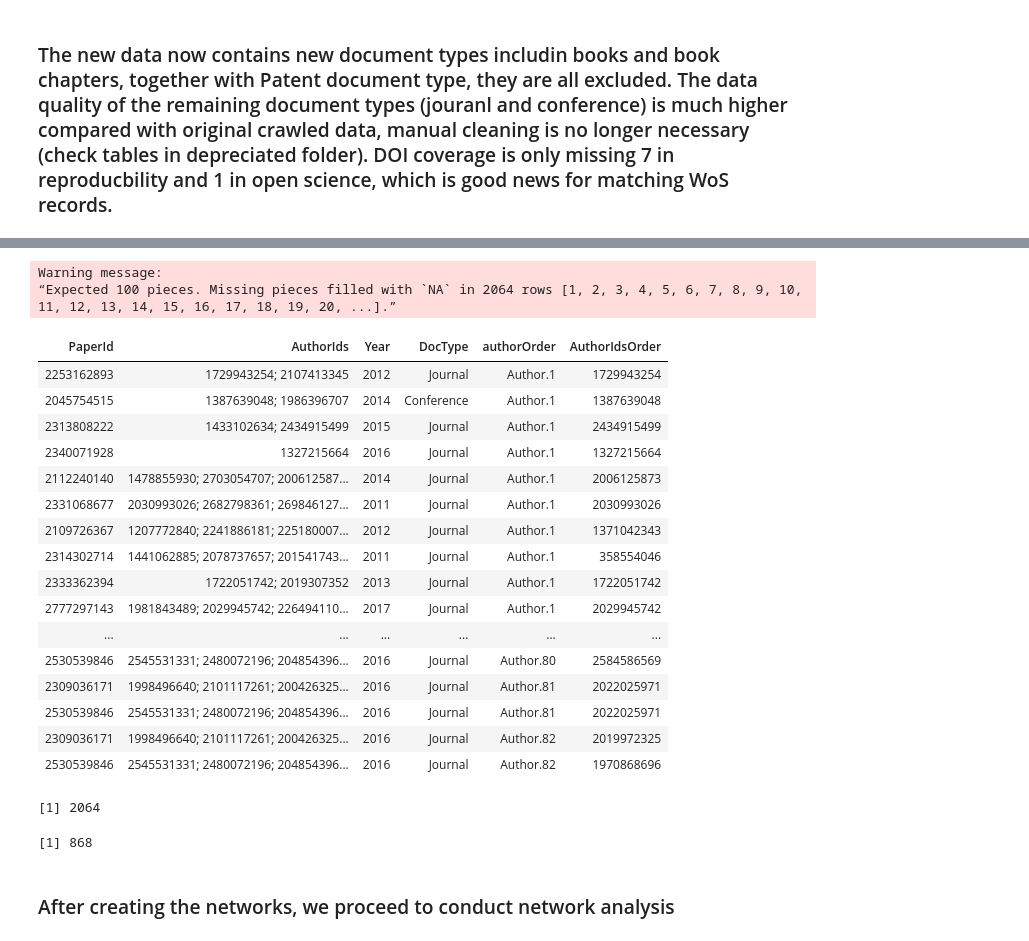
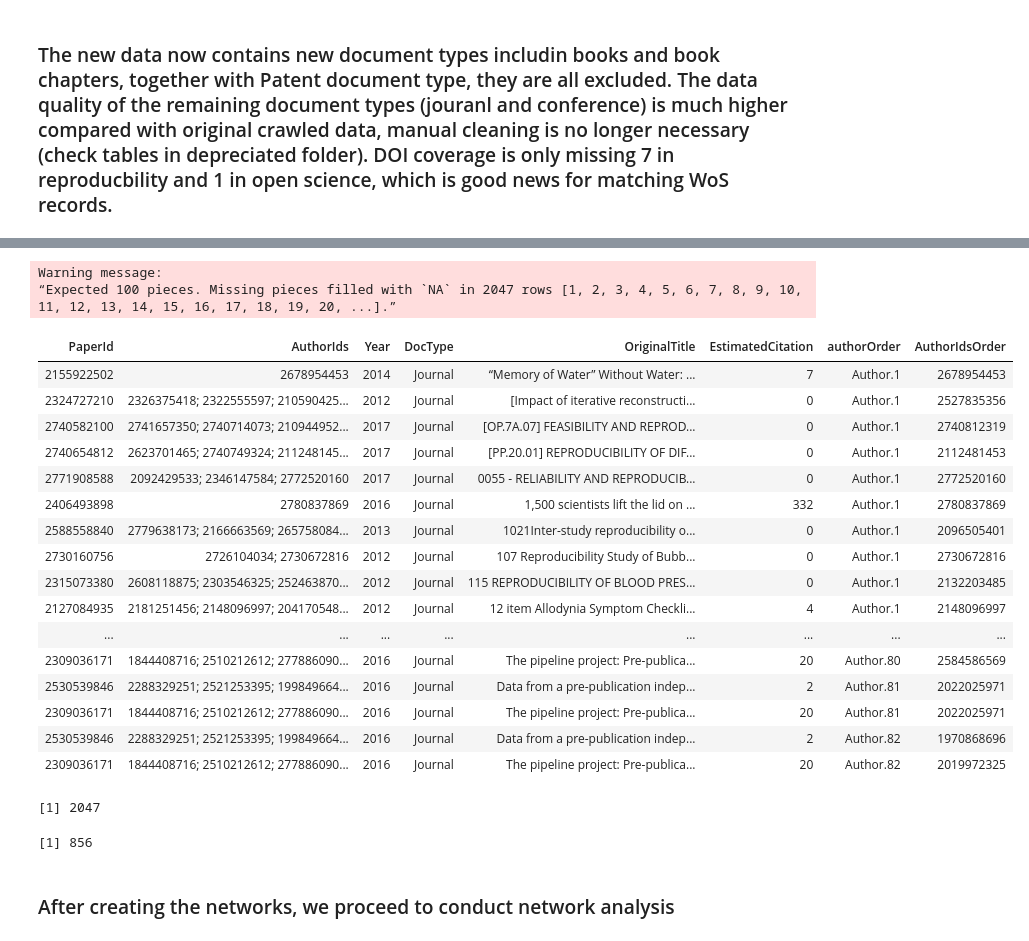
Before and after one commit to everyxs/openScience, a Jupyter notebook: code-data/dataTransformation.ipynb, the cells around one changed output, grey strips where cells are left out. Cells and saved outputs as stored; diff of their text form; code cells hidden in the pictures.

Commit message:
Duplicate removed and tables updated

```diff
--- a/code-data/dataTransformation.ipynb
+++ b/code-data/dataTransformation.ipynb
@@ -32,7 +32,7 @@ The following object is masked from ‘package:base’:
 
     union
 # %%
-block = read_tsv("Open.csv", col_names = TRUE, quote = "\"")
+block = read_csv("Open.csv", col_names = TRUE, quote = "\"")
 myvars <- c("Year")
 data <- block[myvars]
 counts <- table(data)
@@ -45,7 +45,7 @@ xx <- barplot(counts, xaxt = 'n', width = 0.85, ylim = ylim,
 text(x = xx, y = counts, label = counts, srt=90,  pos = 3, cex = 0.4, col = "red")
 axis(1, at=xx, labels=attributes(counts)$dimnames$data, tick=FALSE, line=-0.5, cex.axis=0.4)
 
-block2 = read_tsv("Reproduce.csv", col_names = TRUE, quote = "\"")
+block2 = read_csv("Reproduce.csv", col_names = TRUE, quote = "\"")
 myvars <- c("Year")
 data <- block[myvars]
 counts <- table(data)
@@ -145,35 +157,47 @@ m1
 # %%
-myvars <- c("PaperId", "AuthorIds", "AuthorIdsOrder", "Year", "DocType")
+myvars <- c("PaperId", "AuthorIds", "AuthorIdsOrder", "Year", "DocType", "OriginalTitle", "EstimatedCitation")
 data2 <- block2[myvars]
 data2 <- data2[data2$Year >=2010 & data2$Year <=2017,]
 data2 <- data2[!is.na(data2$DocType),]
 data2 <- data2[data2$DocType!="Book",]
 data2 <- data2[data2$DocType!="BookChapter",]
 data2 <- data2[data2$DocType!="Patent",]
+
+data2 <- arrange(data2, tolower(as.character(OriginalTitle)), EstimatedCitation, Year, DocType) #put most cited, last the version of each paper that is published later, have more authors and are journal articles (will retain these)
+titles <- tolower(as.character(data2$OriginalTitle))
+duplicated1 <- which(duplicated(titles)) #
+duplicated2 <- which(duplicated(titles, fromLast=TRUE)) #remove these (keep the last appearing one of each set of duplicates)
+duplicated_all <- sort(unique(c(duplicated1,duplicated2)))
+duplicated_keep <- setdiff(duplicated_all, duplicated2)
+data2_duplicated <- data2[duplicated_all,]
+data2_duplicated_keep <- data2[duplicated_keep,]
+#write.csv(data2[duplicated2,], 'duplicated_remove1.csv', row.names=FALSE)
+data2 <- data2[-(duplicated2),]
+
 AuthorTable2 <- data2 %>% separate(AuthorIdsOrder, into = sprintf('%s.%s', rep('Author',100), rep(1:100)), sep = "; ") #max author has exceeded 90
 AuthorTable2 <- AuthorTable2 %>% gather(authorOrder, AuthorIdsOrder, into = sprintf('%s.%s', rep('Author',100), rep(1:100)))
 AuthorTable2 <- AuthorTable2[!is.na(AuthorTable2$AuthorIdsOrder), ]
 AuthorTable2
 # %% [output]
 Warning message:
-“Expected 100 pieces. Missing pieces filled with `NA` in 2064 rows [1, 2, 3, 4, 5, 6, 7, 8, 9, 10, 11, 12, 13, 14, 15, 16, 17, 18, 19, 20, ...].”
+“Expected 100 pieces. Missing pieces filled with `NA` in 2047 rows [1, 2, 3, 4, 5, 6, 7, 8, 9, 10, 11, 12, 13, 14, 15, 16, 17, 18, 19, 20, ...].”
-| PaperId | AuthorIds | Year | DocType | authorOrder | AuthorIdsOrder |
-| 2253162893 | 1729943254; 2107413345 | 2012 | Journal | Author.1 | 1729943254 |
-| 2045754515 | 1387639048; 1986396707 | 2014 | Conference | Author.1 | 1387639048 |
-| 2313808222 | 1433102634; 2434915499 | 2015 | Journal | Author.1 | 2434915499 |
-| 2340071928 | 1327215664 | 2016 | Journal | Author.1 | 1327215664 |
-| 2112240140 | 1478855930; 2703054707; 200612587... | 2014 | Journal | Author.1 | 2006125873 |
-| 2331068677 | 2030993026; 2682798361; 269846127... | 2011 | Journal | Author.1 | 2030993026 |
-| 2109726367 | 1207772840; 2241886181; 225180007... | 2012 | Journal | Author.1 | 1371042343 |
-| 2314302714 | 1441062885; 2078737657; 201541743... | 2011 | Journal | Author.1 | 358554046 |
-| 2333362394 | 1722051742; 2019307352 | 2013 | Journal | Author.1 | 1722051742 |
-| 2777297143 | 1981843489; 2029945742; 226494110... | 2017 | Journal | Author.1 | 2029945742 |
-| ... | ... | ... | ... | ... | ... |
-| 2530539846 | 2545531331; 2480072196; 204854396... | 2016 | Journal | Author.80 | 2584586569 |
-| 2309036171 | 1998496640; 2101117261; 200426325... | 2016 | Journal | Author.81 | 2022025971 |
-| 2530539846 | 2545531331; 2480072196; 204854396... | 2016 | Journal | Author.81 | 2022025971 |
-| 2309036171 | 1998496640; 2101117261; 200426325... | 2016 | Journal | Author.82 | 2019972325 |
-| 2530539846 | 2545531331; 2480072196; 204854396... | 2016 | Journal | Author.82 | 1970868696 |
+| PaperId | AuthorIds | Year | DocType | OriginalTitle | EstimatedCitation | authorOrder | AuthorIdsOrder |
+| 2155922502 | 2678954453 | 2014 | Journal | “Memory of Water” Without Water: ... | 7 | Author.1 | 2678954453 |
+| 2324727210 | 2326375418; 2322555597; 210590425... | 2012 | Journal | [Impact of iterative reconstructi... | 0 | Author.1 | 2527835356 |
+| 2740582100 | 2741657350; 2740714073; 210944952... | 2017 | Journal | [OP.7A.07] FEASIBILITY AND REPROD... | 0 | Author.1 | 2740812319 |
+| 2740654812 | 2623701465; 2740749324; 211248145... | 2017 | Journal | [PP.20.01] REPRODUCIBILITY OF DIF... | 0 | Author.1 | 2112481453 |
+| 2771908588 | 2092429533; 2346147584; 2772520160 | 2017 | Journal | 0055 - RELIABILITY AND REPRODUCIB... | 0 | Author.1 | 2772520160 |
+| 2406493898 | 2780837869 | 2016 | Journal | 1,500 scientists lift the lid on ... | 332 | Author.1 | 2780837869 |
+| 2588558840 | 2779638173; 2166663569; 265758084... | 2013 | Journal | 1021Inter-study reproducibility o... | 0 | Author.1 | 2096505401 |
+| 2730160756 | 2726104034; 2730672816 | 2012 | Journal | 107 Reproducibility Study of Bubb... | 0 | Author.1 | 2730672816 |
+| 2315073380 | 2608118875; 2303546325; 252463870... | 2012 | Journal | 115 REPRODUCIBILITY OF BLOOD PRES... | 0 | Author.1 | 2132203485 |
+| 2127084935 | 2181251456; 2148096997; 204170548... | 2012 | Journal | 12 item Allodynia Symptom Checkli... | 4 | Author.1 | 2148096997 |
+| ... | ... | ... | ... | ... | ... | ... | ... |
+| 2309036171 | 1844408716; 2510212612; 277886090... | 2016 | Journal | The pipeline project: Pre-publica... | 20 | Author.80 | 2584586569 |
+| 2530539846 | 2288329251; 2521253395; 199849664... | 2016 | Journal | Data from a pre-publication indep... | 2 | Author.81 | 2022025971 |
+| 2309036171 | 1844408716; 2510212612; 277886090... | 2016 | Journal | The pipeline project: Pre-publica... | 20 | Author.81 | 2022025971 |
+| 2530539846 | 2288329251; 2521253395; 199849664... | 2016 | Journal | Data from a pre-publication indep... | 2 | Author.82 | 1970868696 |
+| 2309036171 | 1844408716; 2510212612; 277886090... | 2016 | Journal | The pipeline project: Pre-publica... | 20 | Author.82 | 2019972325 |
 # %%
 PaperCollab2 <- pairwise_count(AuthorTable2, PaperId, AuthorIdsOrder, sort = TRUE)
 repG <- graph_from_data_frame(d = PaperCollab2, directed=FALSE, vertices=data2)
@@ -183,8 +207,8 @@ m2=ecount(repG)/2
 n2
 m2
 # %% [output]
-[1] 2064
+[1] 2047
-[1] 868
+[1] 856
 # %% [markdown]
 ### After creating the networks, we proceed to conduct network analysis
 # %%
```
Also changed, not shown: parts of 16 cells of this notebook, 25 other files.
